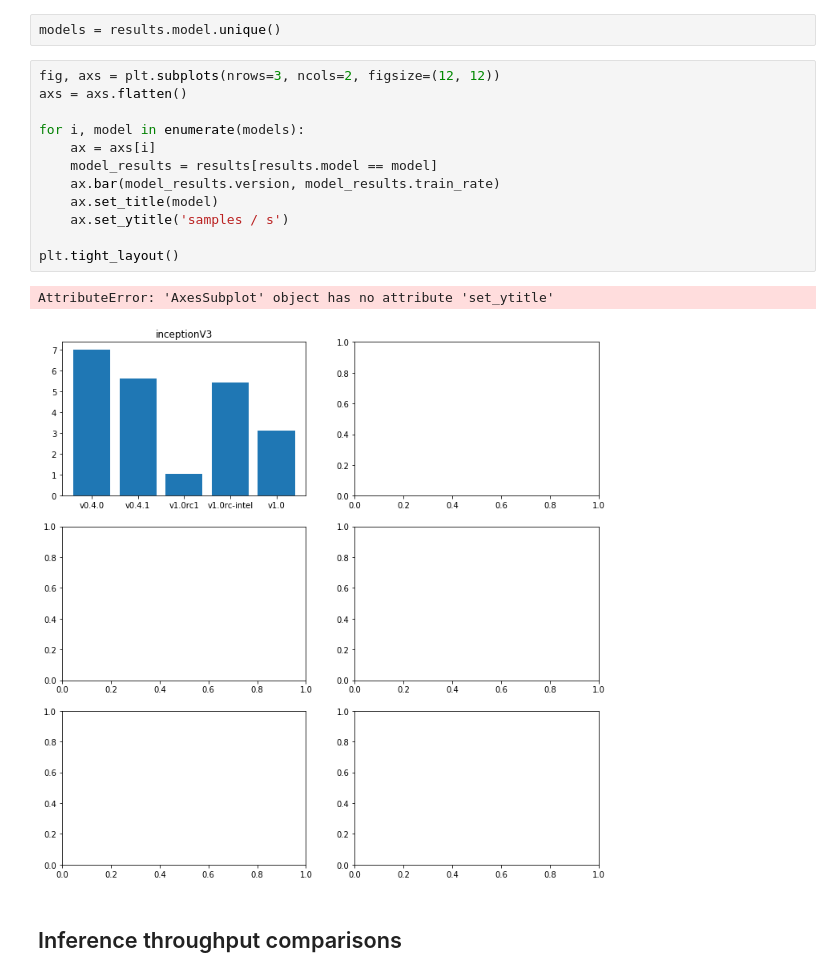
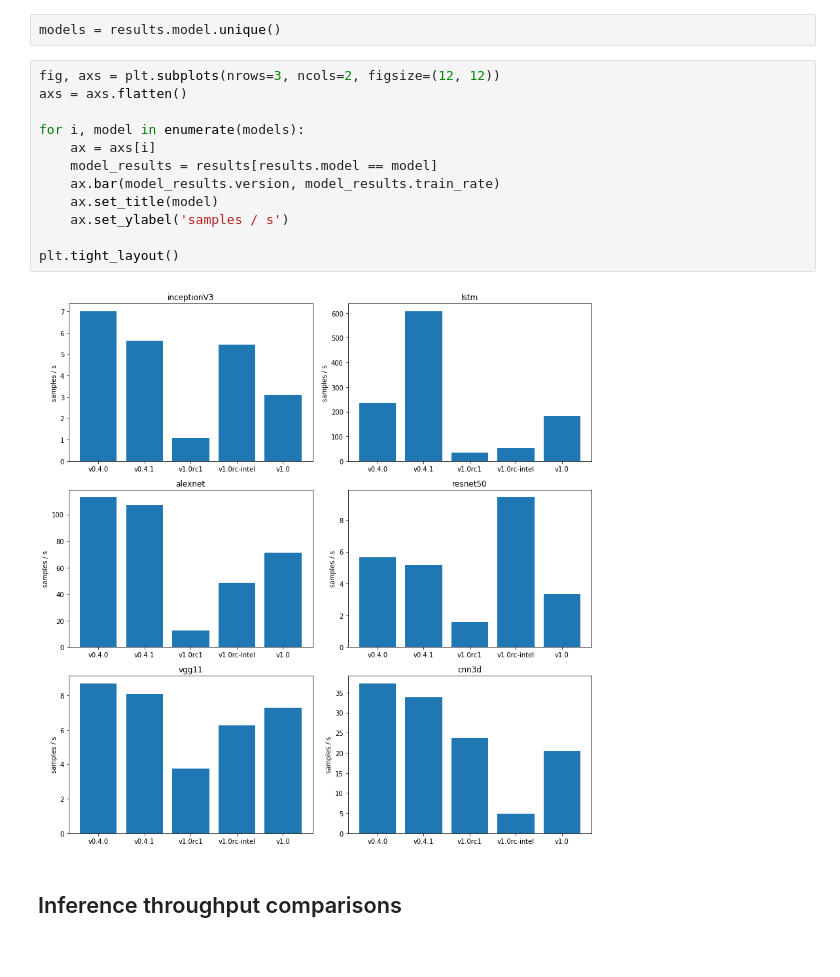
Before and after one commit to sparticlesteve/pytorch-benchmarks, a Jupyter notebook: notebooks/BenchmarkAnalysis.ipynb, the cells around one changed output. Saved outputs shown, nothing was run; the diff lists cells and outputs as text.

```diff
--- a/notebooks/BenchmarkAnalysis.ipynb
+++ b/notebooks/BenchmarkAnalysis.ipynb
@@ -69,18 +69,17 @@ models = results.model.unique()
 # %%
 fig, axs = plt.subplots(nrows=3, ncols=2, figsize=(12, 12))
 axs = axs.flatten()
 
 for i, model in enumerate(models):
     ax = axs[i]
     model_results = results[results.model == model]
     ax.bar(model_results.version, model_results.train_rate)
     ax.set_title(model)
-    ax.set_ytitle('samples / s')
+    ax.set_ylabel('samples / s')
 
 plt.tight_layout()
 # %% [output]
-AttributeError: 'AxesSubplot' object has no attribute 'set_ytitle'
-[figure, old version]
+[figure, new version]
 # %% [markdown]
 ## Inference throughput comparisons
 # %%
```
Also changed, not shown: parts of 1 cell of this notebook.
